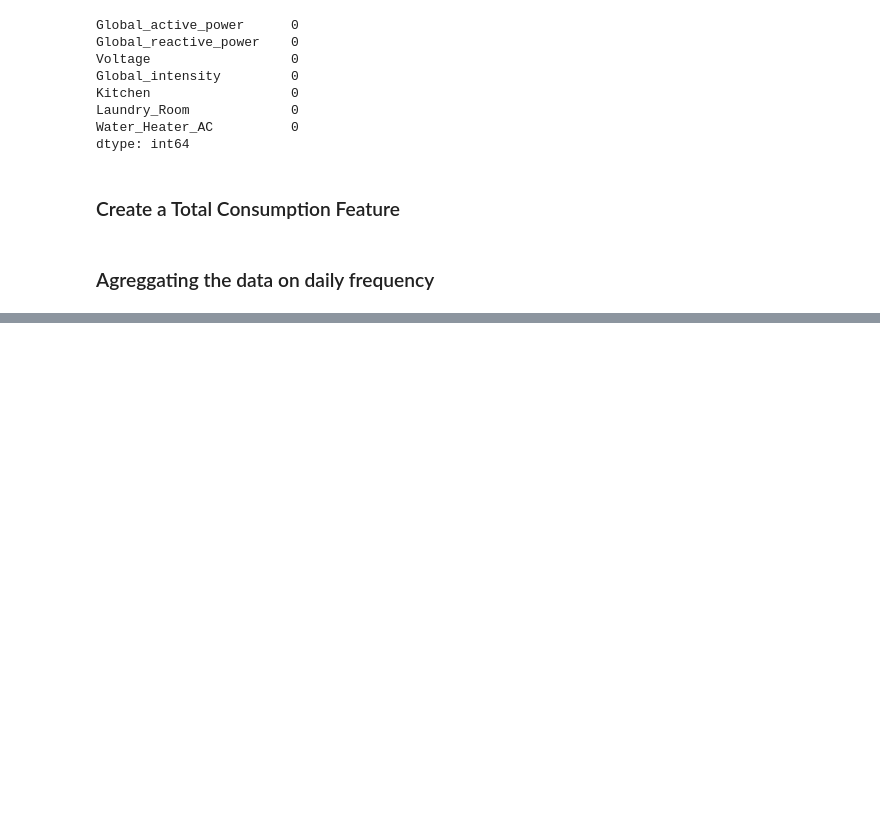
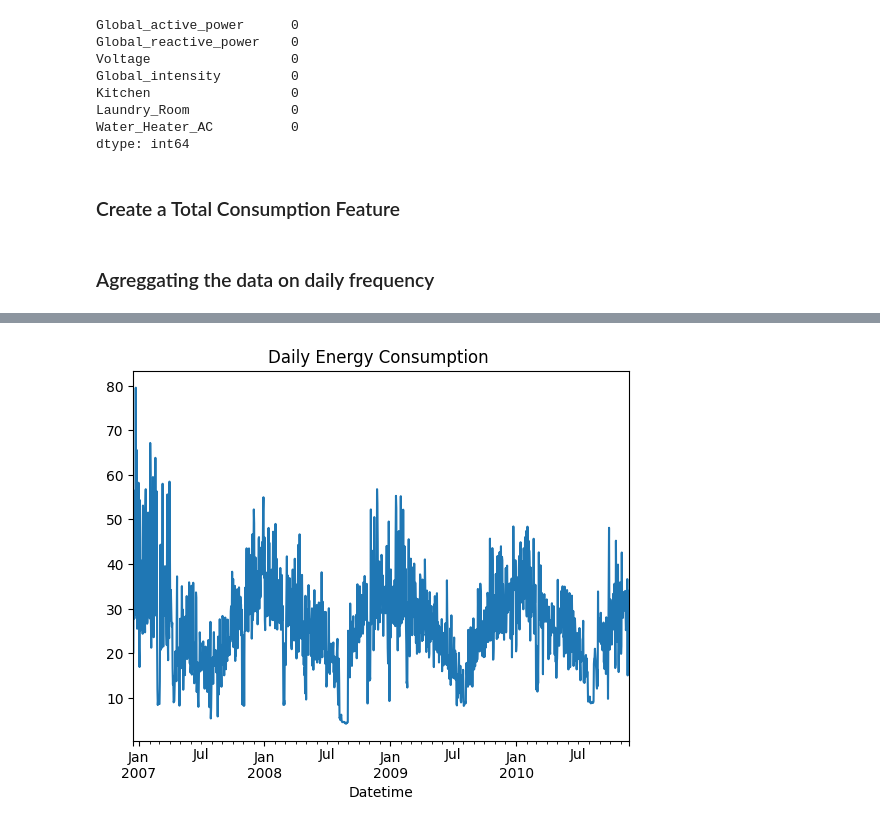
Before and after one commit to mouadsifaw/Electricity-Consumption-Forcast, a Jupyter notebook: notebooks/Feature_Engineering.ipynb, the cells around one changed output, grey strips where cells are left out. Drawn from its saved outputs; the diff is of its cells as text; code cells hidden in the pictures; blank space fills up the shorter version.

```diff
--- a/notebooks/Feature_Engineering.ipynb
+++ b/notebooks/Feature_Engineering.ipynb
@@ -81,6 +74,0 @@ plt.show()
-# %%
-df_daily['day_of_week'] = df_daily.index.dayofweek  # Monday=0, Sunday=6
-df_daily['month'] = df_daily.index.month
-df_daily['year'] = df_daily.index.year
-df_daily['day_of_year'] = df_daily.index.dayofyear
-df_daily['is_weekend'] = df_daily['day_of_week'].isin([5, 6]).astype(int)
@@ -89,3 +74,0 @@ df_daily['is_weekend'] = df_daily['day_of_week'].isin([5, 6]).astype(int)
-# %%
-df_daily['kWh_rolling_mean_7'] = df_daily['kWh'].rolling(window=7).mean()
-df_daily['kWh_rolling_std_7'] = df_daily['kWh'].rolling(window=7).std()
@@ -107,4 +74,0 @@ plt.show()
-# %%
-df_daily['kWh_lag_1'] = df_daily['kWh'].shift(1)
-df_daily['kWh_lag_7'] = df_daily['kWh'].shift(7)
-df_daily['kWh_lag_30'] = df_daily['kWh'].shift(30)
@@ -125,3 +74,0 @@ plt.show()
-# %%
-# Drop rows with NaN values (from rolling and lag features)
-df_daily.dropna(inplace=True)
@@ -142,0 +96,7 @@ plt.show()
+# %%
+import matplotlib.pyplot as plt
+# Daily energy consumption line plot
+df_daily['y'].plot(title = 'Daily Energy Consumption ')
+plt.show()
+# %% [output]
+[figure, added]
```
Also changed, not shown: parts of 28 cells of this notebook, 10 other files.
